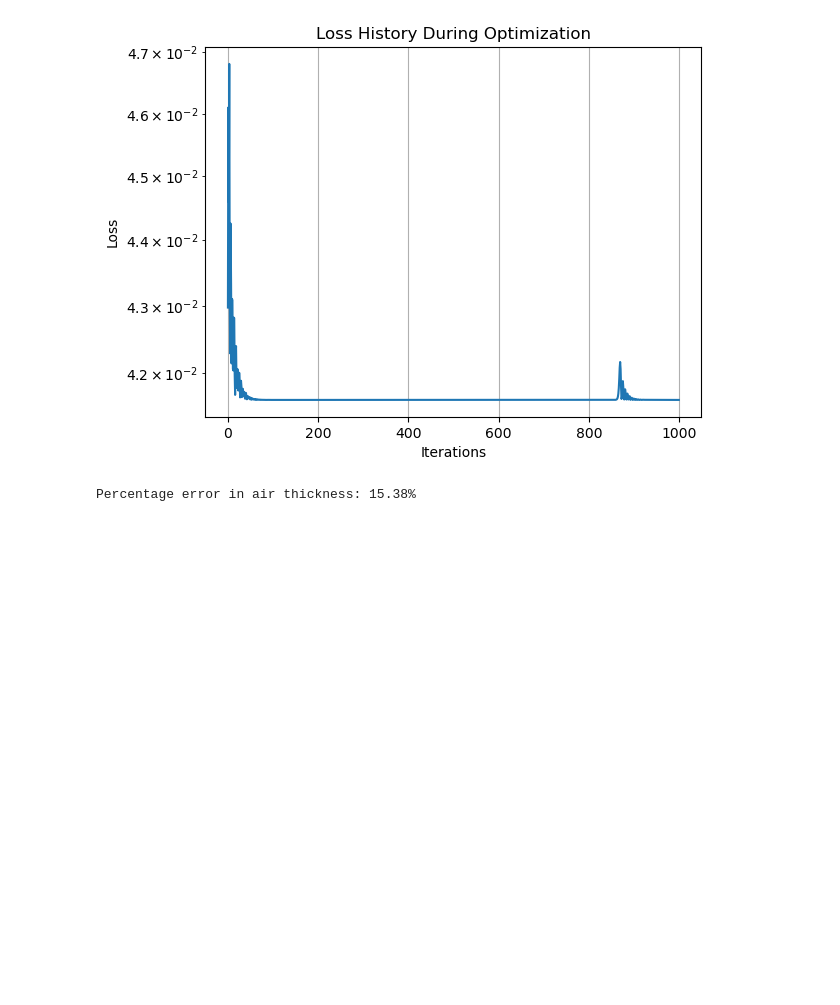
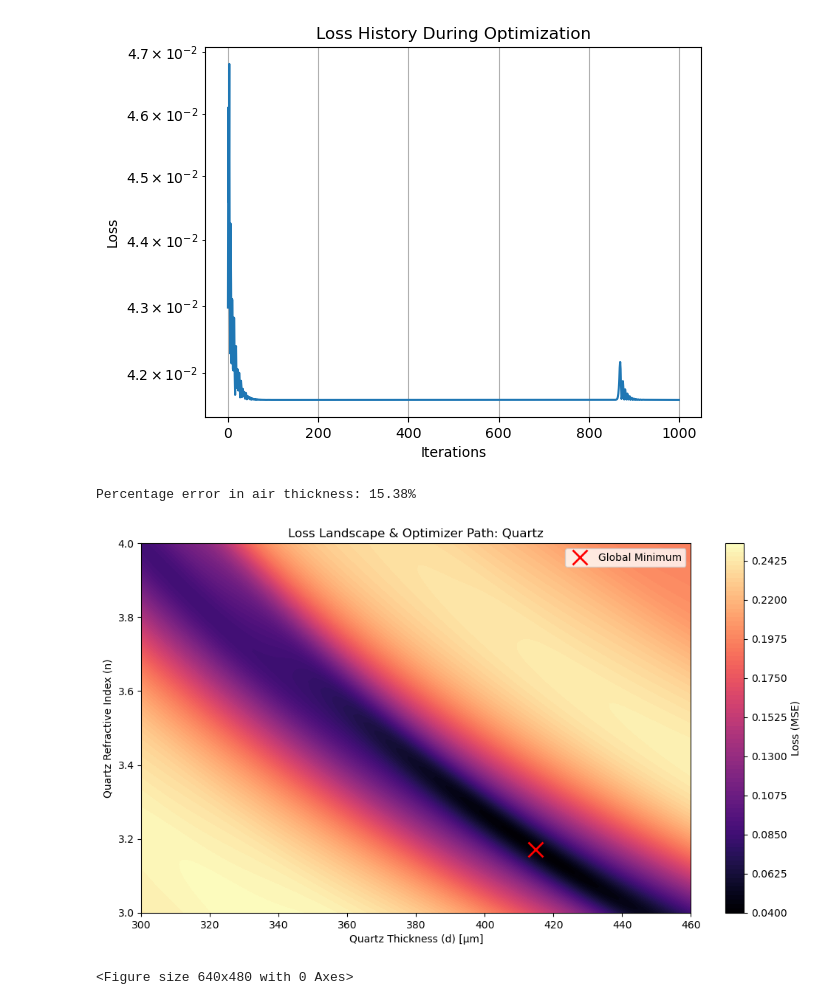
Before and after one commit to Loriginale2000/TerahertzProject, a Jupyter notebook: TheoTHzTDS/THz-TDS/Transfer Matrix Method/Quartz_air_Si_12_02_2026.ipynb, the cells around one changed output. Drawn from its saved outputs; the diff is of its cells as text; code cells hidden in the pictures; blank space fills up the shorter version.

Commit message:
Edited the Landscape_Gird_Visualizers / used Structured_Grid to 3 layer sample [Quartz-air-HRZ_Si

```diff
--- a/TheoTHzTDS/THz-TDS/Transfer Matrix Method/Quartz_air_Si_12_02_2026.ipynb
+++ b/TheoTHzTDS/THz-TDS/Transfer Matrix Method/Quartz_air_Si_12_02_2026.ipynb
@@ -228,3 +228,31 @@ d_error = abs(d_error)
 print(f"Percentage error in air thickness: {d_error:.2f}%")
 # %% [output]
 Percentage error in air thickness: 15.38%
+# %%
+from Matrix_methods.Loss_Structured_Grid_Visualization import generate_landscape_grid,plot_grid_landscape
+adam_history = grad_optimizer.iteration_history
+bayes_history = Bayes_model.iteration_history
+
+n_Qa = 1.9820
+k_Qa= -0.0071
+d_Qa = 1000e-6
+n_HRZ_Si= 1
+k_HRZ_Si = -0.003
+d_HRZ_Si = 600e-6
+n_Qb = 3.299
+k_Qb = -0.0054
+d_Qb = 400e-6
+
+
+init_guess = [
+    ((n_Qa + 1j*k_Qa), d_Qa),  # QA
+    ((n_HRZ_Si + 1j*k_HRZ_Si), d_HRZ_Si),  # air
+    ((n_Qb + 1j*k_Qb), d_Qb)  # QB
+]
+
+n_d_Q = { (2, 'n'): (3,4), (2, 'd'): (300e-6,460e-6) }
+data, a1, a2, keys = generate_landscape_grid(ref_pulse_t, sample_pulse_t, deltat, init_guess , n_d_Q, num_points=100)
+plot_grid_landscape(data, a1, a2,keys)
+# %% [output]
+[figure, added]
+<Figure size 640x480 with 0 Axes>
```
Also changed, not shown: 3 other files.
